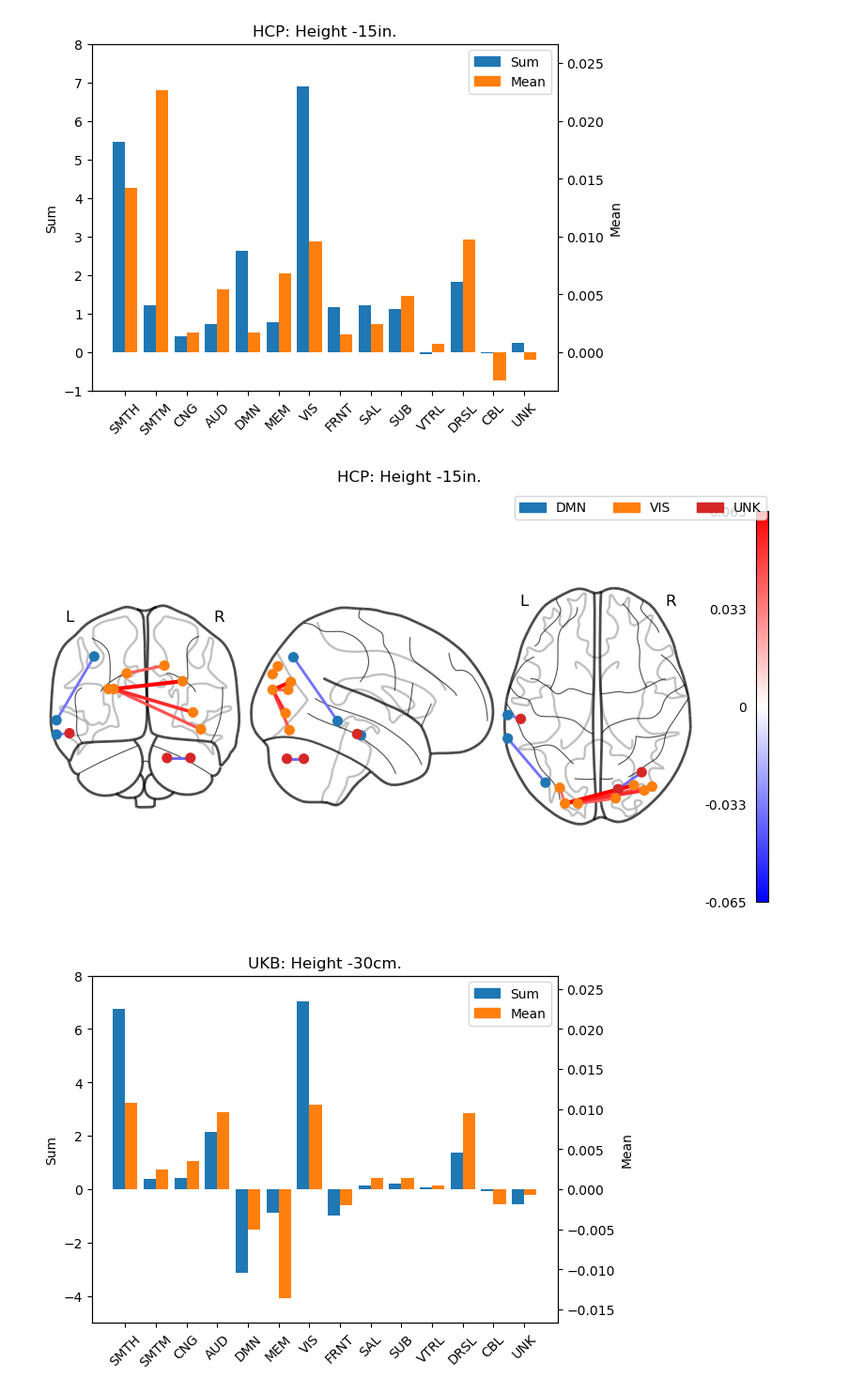
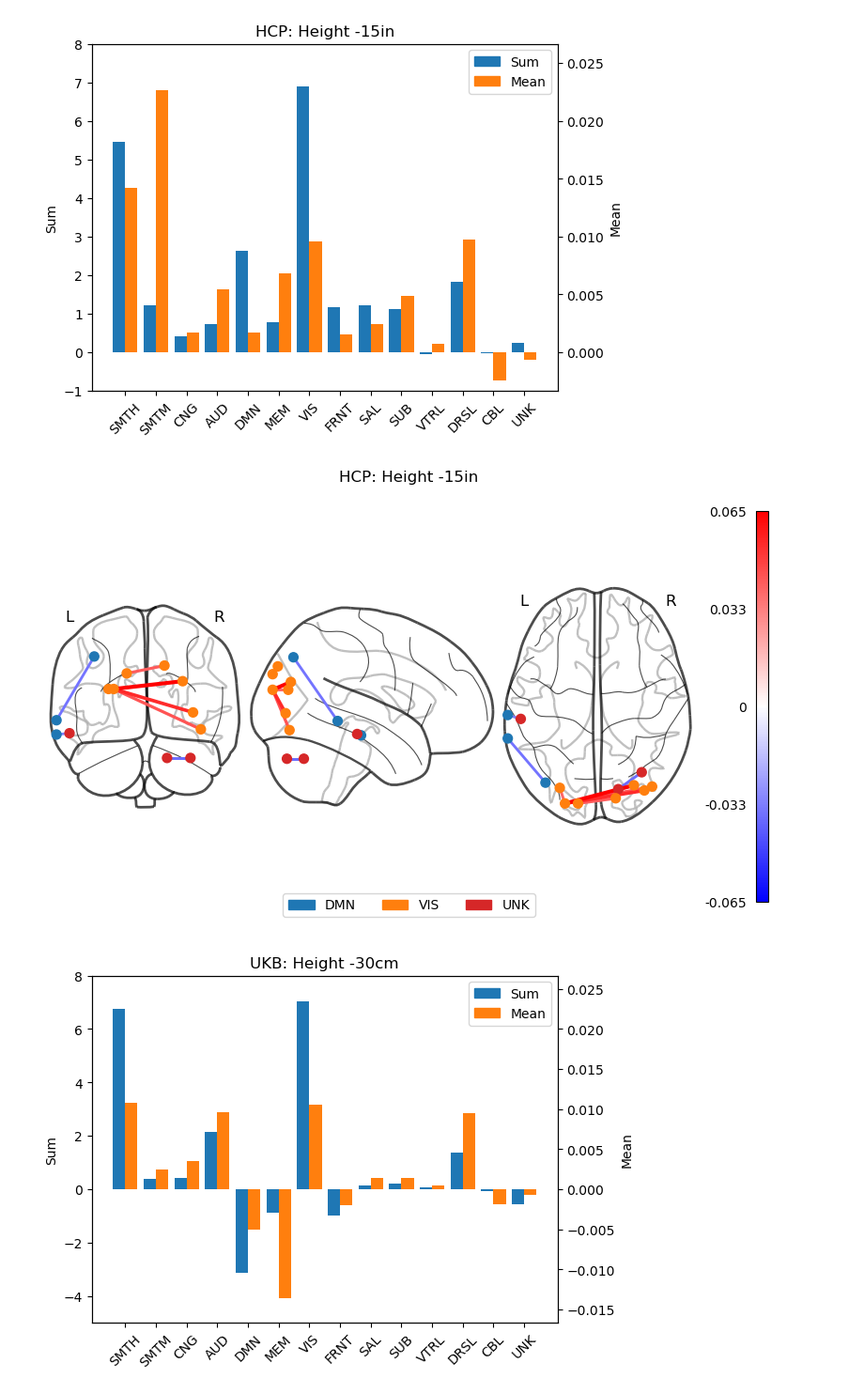
Before and after one commit to aorliche/PNC, a Jupyter notebook: AD/AD1UKB_HCP_ChangeGraphs.ipynb, the cells around one changed output. Shown at 94% size. Drawn from its saved outputs; the diff is of its cells as text; code cells hidden in the pictures.

```diff
--- a/AD/AD1UKB_HCP_ChangeGraphs.ipynb
+++ b/AD/AD1UKB_HCP_ChangeGraphs.ipynb
@@ -30,9 +30,9 @@ def makefig(title, sums, means, lim, hcpukb):
     tit2 = title.replace(' ', '_')
 
     fig.show()
-    # fig.savefig(f'/home/anton/Documents/Yale/{hcpukb}/Figures/FCChanges2/networks_{tit2}.pdf')
+    fig.savefig(f'/home/anton/Documents/Yale/{hcpukb}/Figures/FCChanges2/networks_{tit2}.pdf')
 
-title = 'HCP: Height -15in.'
+title = 'HCP: Height -15in'
 sums = '''5.452512121424573
 1.2082162182915712
 0.40857156505567993
@@ -69,7 +69,7 @@ lim = [-1, 8]
 
 makefig(title, sums, means, lim, 'HCP')
 # %% [output]
-[figure, old version]
+[figure, new version]
 # %%
 ours2orig = [12, 13, 14, 15, 16, 17, 18, 19, 20, 21, 22, 23, 24, 25, 26, 27,
 28, 29, 30, 31, 32, 33, 34, 35, 36, 37, 38, 39, 40, 254, 41, 42, 43, 44, 45,
@@ -90,7 +90,8 @@ ours2orig = [12, 13, 14, 15, 16, 17, 18, 19, 20, 21, 22, 23, 24, 25, 26, 27,
 249, 252, 253]
 
 network_dct = {'DMN': 'tab:blue', 'VIS': 'tab:orange', 'SUB': 'tab:green', 'UNK': 'tab:red', 'FRNT': 'tab:purple',
-               'DRSL': 'tab:brown', 'AUD': 'tab:pink', 'MEM': 'tab:grey', 'SMTH': 'tab:olive', 'SMTM': 'tab:cyan'}
+               'DRSL': 'tab:brown', 'AUD': 'tab:pink', 'MEM': 'tab:grey', 'SMTH': 'tab:olive', 'SMTM': 'tab:cyan',
+              'CNG': 'lightcoral', 'SAL': 'bisque', 'VTRL': 'lightsteelblue', 'CBL': 'orchid'}
 # %%
 import nilearn
 
@@ -126,34 +127,34 @@ def makefigedges(title, top_edges, hcpukb):
         adj_mat[i1,i2] = e[5]
         adj_mat[i2,i1] = e[5]
         c1 = rois.iloc[e[1]]
         c2 = rois.iloc[e[2]]
         coords[i1] = (c1.x, c1.y, c1.z)
         coords[i2] = (c2.x, c2.y, c2.z)
         colors[i1] = e[3]
         colors[i2] = e[4]
 
     fig, ax = plt.subplots(1,1,figsize=(10,6))
     plotting.plot_connectome(adj_mat, coords, colors, colorbar=True, axes=ax)
     handles = [mpatches.Patch(color=v, label=k) for k,v in network_dct.items() if v in nets_set]
-    ax.legend(handles=handles, ncol=3)
+    ax.legend(handles=handles, ncol=3, loc='lower center')
     ax.set_title(title)
     fig.show()
 
     tit2 = title.replace(' ', '_')
 
     # fig.savefig(f'/home/anton/Documents/Yale/{hcpukb}/Figures/FCChanges2/edges_{tit2}.pdf')
 
-title = 'HCP: Height -15in.'
+title = 'HCP: Height -15in'
 top_edges = '''25945 131 139 VIS VIS 0.06527285113674382
 25961 131 155 VIS VIS 0.05405828213169776
 25941 131 135 VIS VIS 0.043810525440910957
 26715 137 138 VIS VIS 0.041523620524248545
 25672 129 131 VIS VIS 0.03838451457955425
 34688 256 257 UNK UNK -0.03754314770308711
 16603 73 106 DMN DMN -0.03520104544541125
 16364 71 248 DMN UNK -0.03246998016622929'''
 
 makefigedges(title, top_edges, 'HCP')
 # %% [output]
-[figure, old version]
+[figure, new version]
 # %%
```
Also changed, not shown: parts of 7 cells of this notebook, 5 other files.
